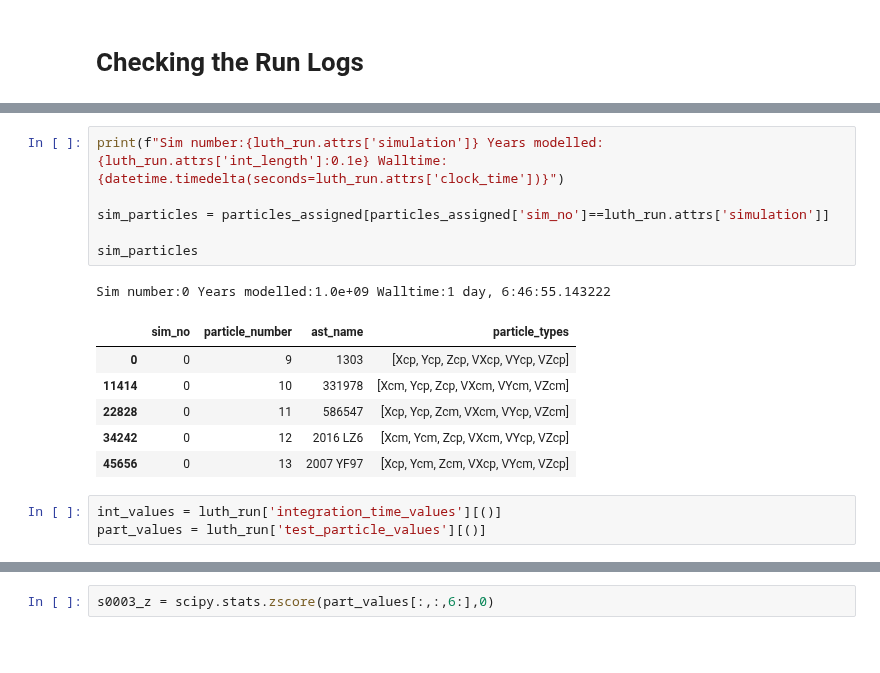
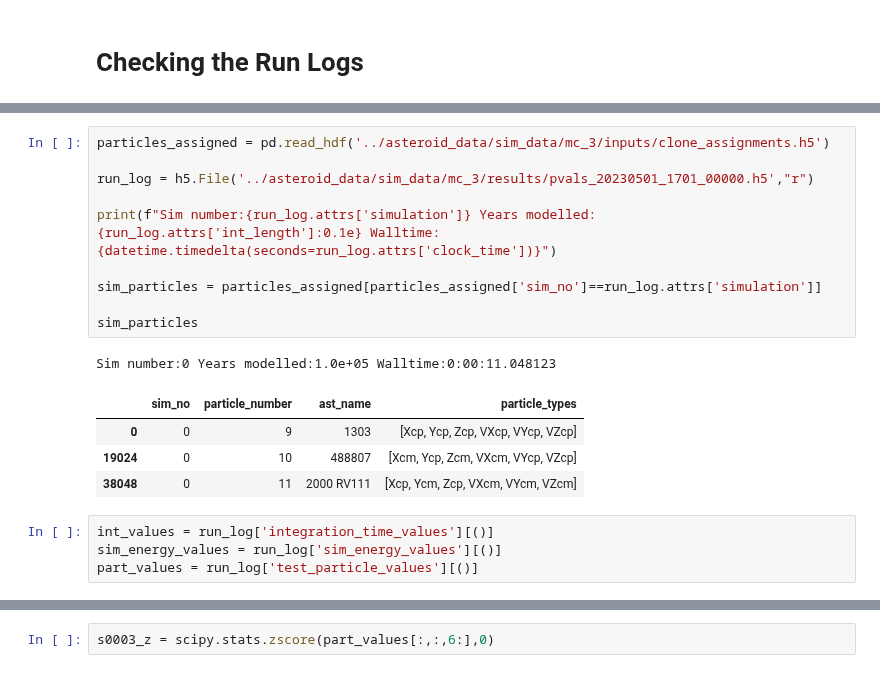
Before and after one commit to crankymax/asteroid_families, a Jupyter notebook: run_log_analysis.ipynb, the cells around one changed output, grey strips where cells are left out. Drawn from its saved outputs; the diff is of its cells as text; blank space fills up the shorter version.

```diff
--- a/run_log_analysis.ipynb
+++ b/run_log_analysis.ipynb
@@ -33,20 +29,23 @@ luth_run = h5.File('../asteroid_data/sim_data/luthera_7p_5t_c/results_20230418/p
 # %%
-print(f"Sim number:{luth_run.attrs['simulation']} Years modelled:{luth_run.attrs['int_length']:0.1e} Walltime:{datetime.timedelta(seconds=luth_run.attrs['clock_time'])}")
+particles_assigned = pd.read_hdf('../asteroid_data/sim_data/mc_3/inputs/clone_assignments.h5')
 
-sim_particles = particles_assigned[particles_assigned['sim_no']==luth_run.attrs['simulation']]
+run_log = h5.File('../asteroid_data/sim_data/mc_3/results/pvals_20230501_1701_00000.h5',"r")
+
+print(f"Sim number:{run_log.attrs['simulation']} Years modelled:{run_log.attrs['int_length']:0.1e} Walltime:{datetime.timedelta(seconds=run_log.attrs['clock_time'])}")
+
+sim_particles = particles_assigned[particles_assigned['sim_no']==run_log.attrs['simulation']]
 
 sim_particles
 # %% [output]
-Sim number:0 Years modelled:1.0e+09 Walltime:1 day, 6:46:55.143222
+Sim number:0 Years modelled:1.0e+05 Walltime:0:00:11.048123
 |  | sim_no | particle_number | ast_name | particle_types |
 | 0 | 0 | 9 | 1303 | [Xcp, Ycp, Zcp, VXcp, VYcp, VZcp] |
-| 11414 | 0 | 10 | 331978 | [Xcm, Ycp, Zcp, VXcm, VYcm, VZcm] |
-| 22828 | 0 | 11 | 586547 | [Xcp, Ycp, Zcm, VXcm, VYcp, VZcm] |
-| 34242 | 0 | 12 | 2016 LZ6 | [Xcm, Ycm, Zcp, VXcm, VYcp, VZcp] |
-| 45656 | 0 | 13 | 2007 YF97 | [Xcp, Ycm, Zcm, VXcp, VYcm, VZcp] |
+| 19024 | 0 | 10 | 488807 | [Xcm, Ycp, Zcm, VXcm, VYcp, VZcp] |
+| 38048 | 0 | 11 | 2000 RV111 | [Xcp, Ycm, Zcp, VXcm, VYcm, VZcm] |
 # %%
-int_values = luth_run['integration_time_values'][()]
-part_values = luth_run['test_particle_values'][()]
+int_values = run_log['integration_time_values'][()]
+sim_energy_values = run_log['sim_energy_values'][()]
+part_values = run_log['test_particle_values'][()]
 # %%
 outside = np.where(((part_values[:,:,A] > a_max) | (part_values[:,:,A] < a_min)))
 print(len(outside[0]))
```
Also changed, not shown: parts of 11 cells of this notebook, 9 other files.
